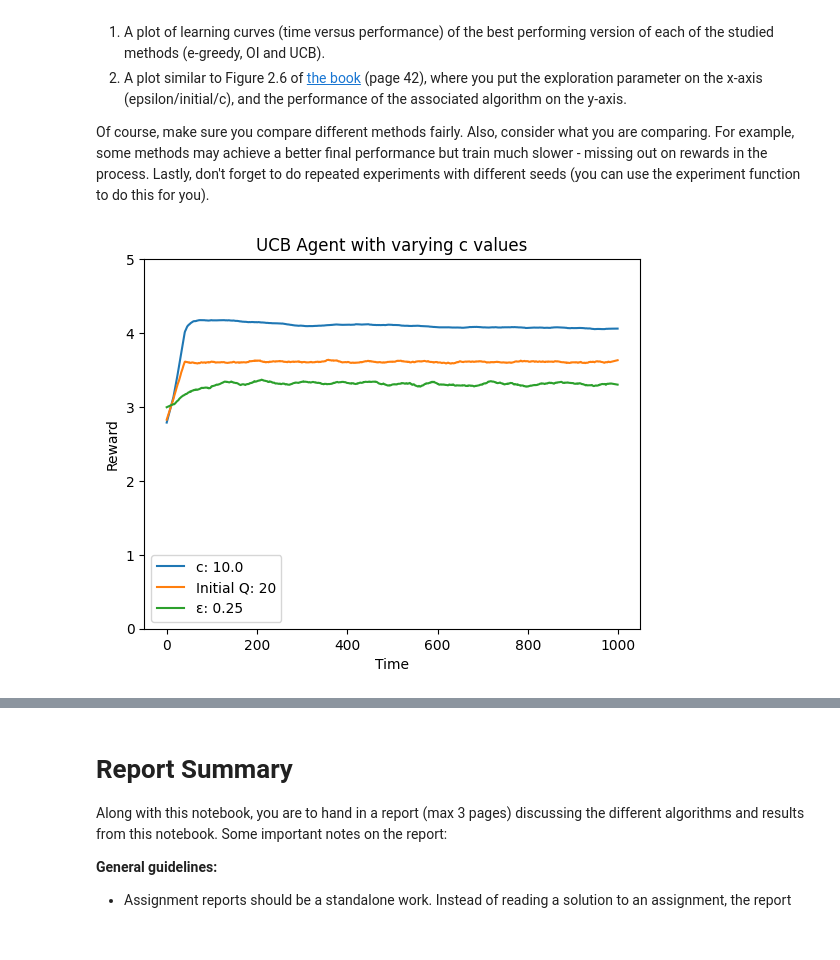
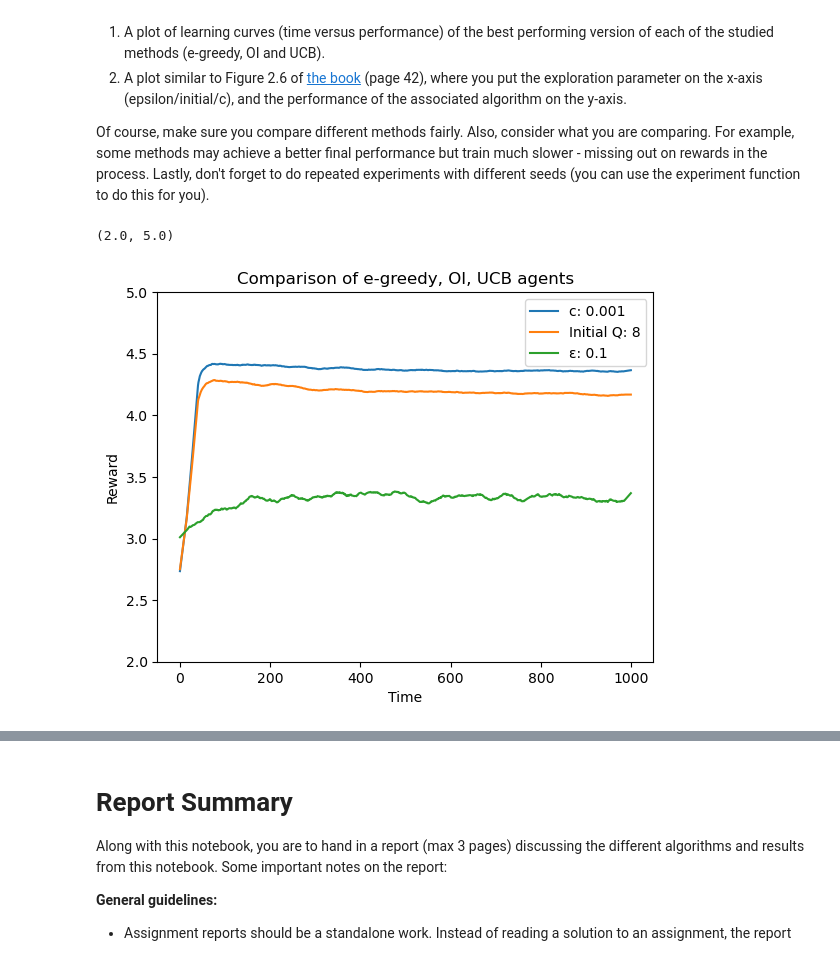
Before and after one commit to bokchoy19/intro_to_rl_assignments, a Jupyter notebook: RL_Bachelor_Assignment_1A_(2026).ipynb, the cells around one changed output, grey strips where cells are left out. Drawn from its saved outputs; the diff is of its cells as text; code cells hidden in the pictures.

```diff
--- a/RL_Bachelor_Assignment_1A_(2026).ipynb
+++ b/RL_Bachelor_Assignment_1A_(2026).ipynb
@@ -325,21 +325,11 @@ class eGreedyAgent(Agent):
         self.n = np.zeros(n_actions) # <-- Action counter
 
     def select_action(self, **kwargs):
-        """ Select an action """
-
-        #raise NotImplementedError("Implement the epsilon greedy select action function")
-
-
         if np.random.rand() < self.epsilon:
-            #explore: choose random action
-            #Note that we choose from 24 (and reassign numbering) to prevent max value being selected
-            action = np.random.randint(24)
-            if action == np.argmax(self.Q):
-                action = 24
+            choices = [a for a in range(self.n_actions) if a != np.argmax(self.Q)]
+            action = np.random.choice(choices)
         else:
-            #exploit: choose action with current highest mean
             action = np.argmax(self.Q)
-
         return action
 
     def update_Q(self, action, observed_reward):
@@ -359,4 +349,5 @@ for epsilon in epsilon_values:
         label=f"{chr(949)}: {epsilon}",
         epsilon=epsilon,
     )
+    plot.ax.set_ylim(2.7, 3.5)
 # %% [output]
@@ -432,11 +423,11 @@ class OptimisticInitializationAgent(Agent):
         """ After performing actions, update our current knowledge """
         # Set the new estimate to the reward we received after picking that action
         self.n[action] += 1
-        #alfa = 1/self.n[action]
-        alfa = 0.2
-        self.Q[action] = (alfa) * (observed_reward - self.Q[action])
+        alfa = 1/self.n[action]
+        #alfa = 0.2
+        self.Q[action] = self.Q[action] + (alfa) * (observed_reward - self.Q[action])
 
-initial_values = [3,4,5,6,7,8,10,15,20] # <--- Think of reasonable values to test here
+initial_values = [3, 4, 5, 8, 20] # <--- Think of reasonable values to test here
 if len(initial_values) == 0:
     raise NotImplementedError("Think of reasonable initial values to test and fill them in the initial_value list")
 
@@ -448,4 +439,5 @@ for initial_value in initial_values:
         label=f"Initial Q: {initial_value}",
         initial_value=initial_value,
     )
+    plot.ax.set_ylim(2, 5)
 # %% [output]
@@ -488,10 +480,10 @@ class UCBAgent(Agent):
         self.n[action] += 1
         #alfa = 1/self.n[action]
         alfa = 0.8
-        self.Q[action] = (alfa) * (observed_reward - self.Q[action])
+        self.Q[action] = self.Q[action] + (alfa) * (observed_reward - self.Q[action])
 
 
-c_list = [0.01, 0.1, 0.2, 0.3, 0.4, 0.5, 1.0, 2.0, 5.0, 10.0]
+c_list = [0.0001, 0.001, 0.01, 0.1, 1.0, 10.0]
 
 plot = LearningCurvePlot("UCB Agent with varying c values")
 for c in c_list:
@@ -501,4 +493,5 @@ for c in c_list:
         label=f"c: {c}",
         c=c,
     )
+plot.ax.set_ylim(2, 4.6)
 # %% [output]
@@ -570,24 +564,26 @@ You have now seen three different policies that address the exploration problem
 Of course, make sure you compare different methods fairly. Also, consider what you are comparing. For example, some methods may achieve a better final performance but train much slower - missing out on rewards in the process. Lastly, don't forget to do repeated experiments with different seeds (you can use the experiment function to do this for you).
 # %%
 ### Comparison experiment code here ...
-plot = LearningCurvePlot("UCB Agent with varying c values")
+plot = LearningCurvePlot("Comparison of e-greedy, OI, UCB agents")
 experiment(
     plot,
     agent_class=UCBAgent,
-    label=f"c: {c}",
-    c=0.01,
+    label=f"c: {0.001}",
+    c=0.001,
 )
 experiment(
     plot,
     agent_class=OptimisticInitializationAgent,
-    label=f"Initial Q: {initial_value}",
+    label=f"Initial Q: {8}",
     initial_value=8,
 )
 experiment(
     plot,
     agent_class=eGreedyAgent,
-    label=f"{chr(949)}: {epsilon}",
-    epsilon=0.25,
+    label=f"{chr(949)}: {0.1}",
+    epsilon=0.1,
 )
+plot.ax.set_ylim(2, 5)
 # %% [output]
+(2.0, 5.0)
-[figure, old version]
+[figure, new version]
```
Also changed, not shown: parts of 5 cells of this notebook.
